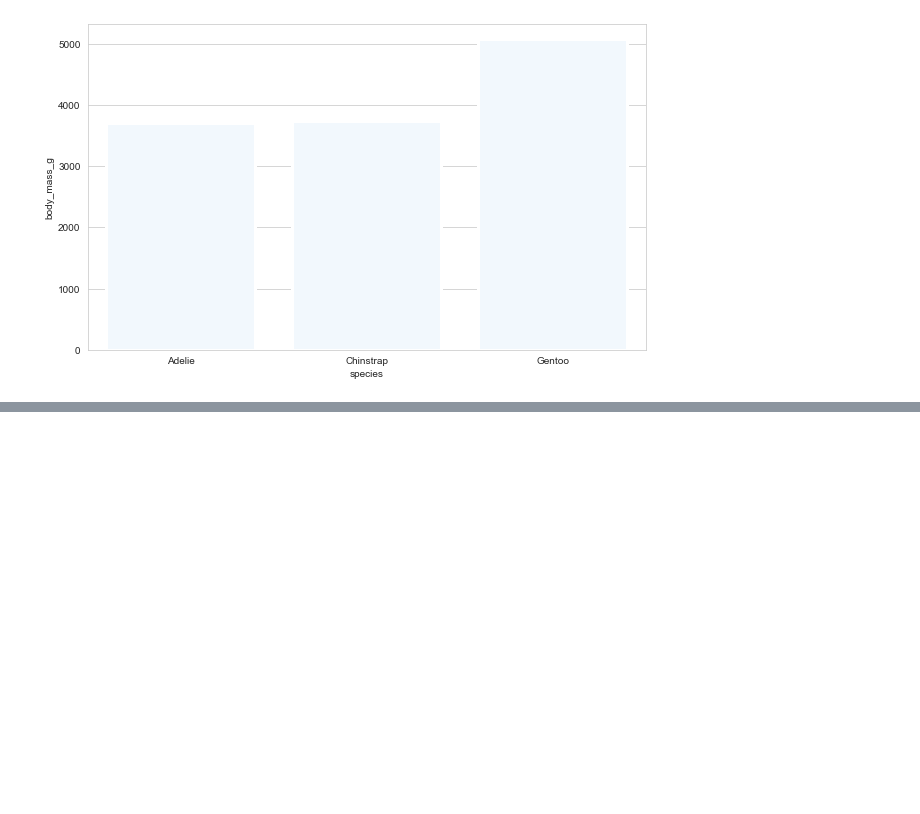
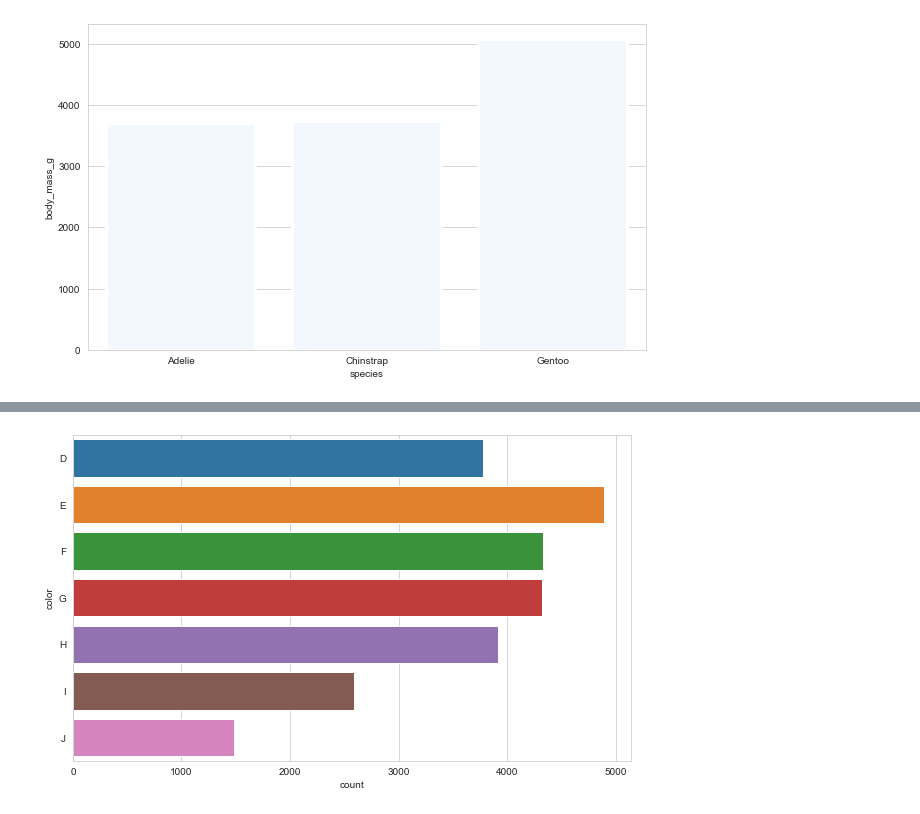
Before and after one commit to Yusuf5001/DVwPy, a Jupyter notebook: Seaborn 3.ipynb, the cells around one changed output, grey strips where cells are left out. Cells and saved outputs as stored; diff of their text form; code cells hidden in the pictures; blank space fills up the shorter version.

```diff
--- a/Seaborn 3.ipynb
+++ b/Seaborn 3.ipynb
@@ -158,0 +191,4 @@ sns.barplot(x="species", y="body_mass_g",
+# %%
+sns.countplot(y="color", data=diamonds);
+# %% [output]
+[figure, added]
```
Also changed, not shown: parts of 61 cells of this notebook.
